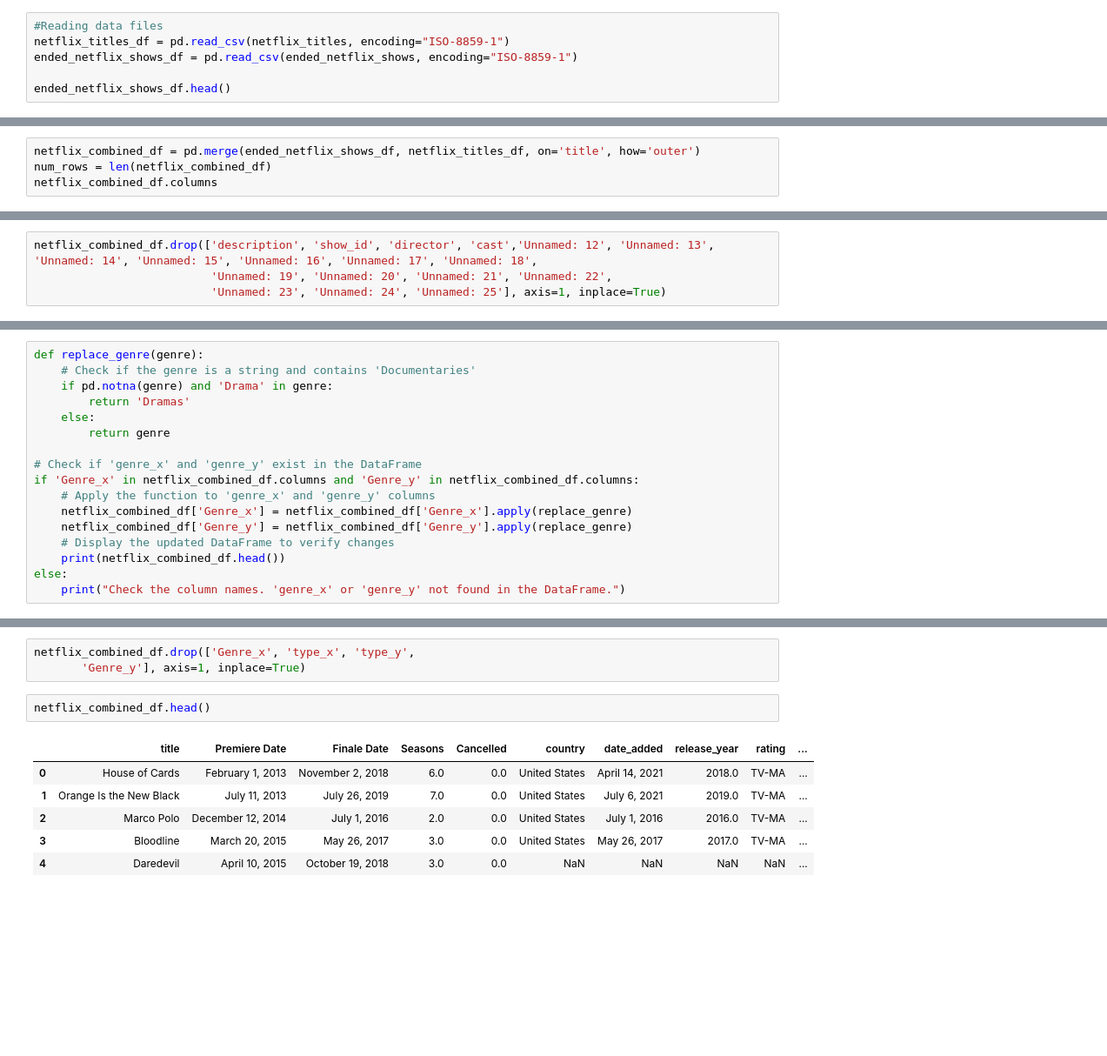
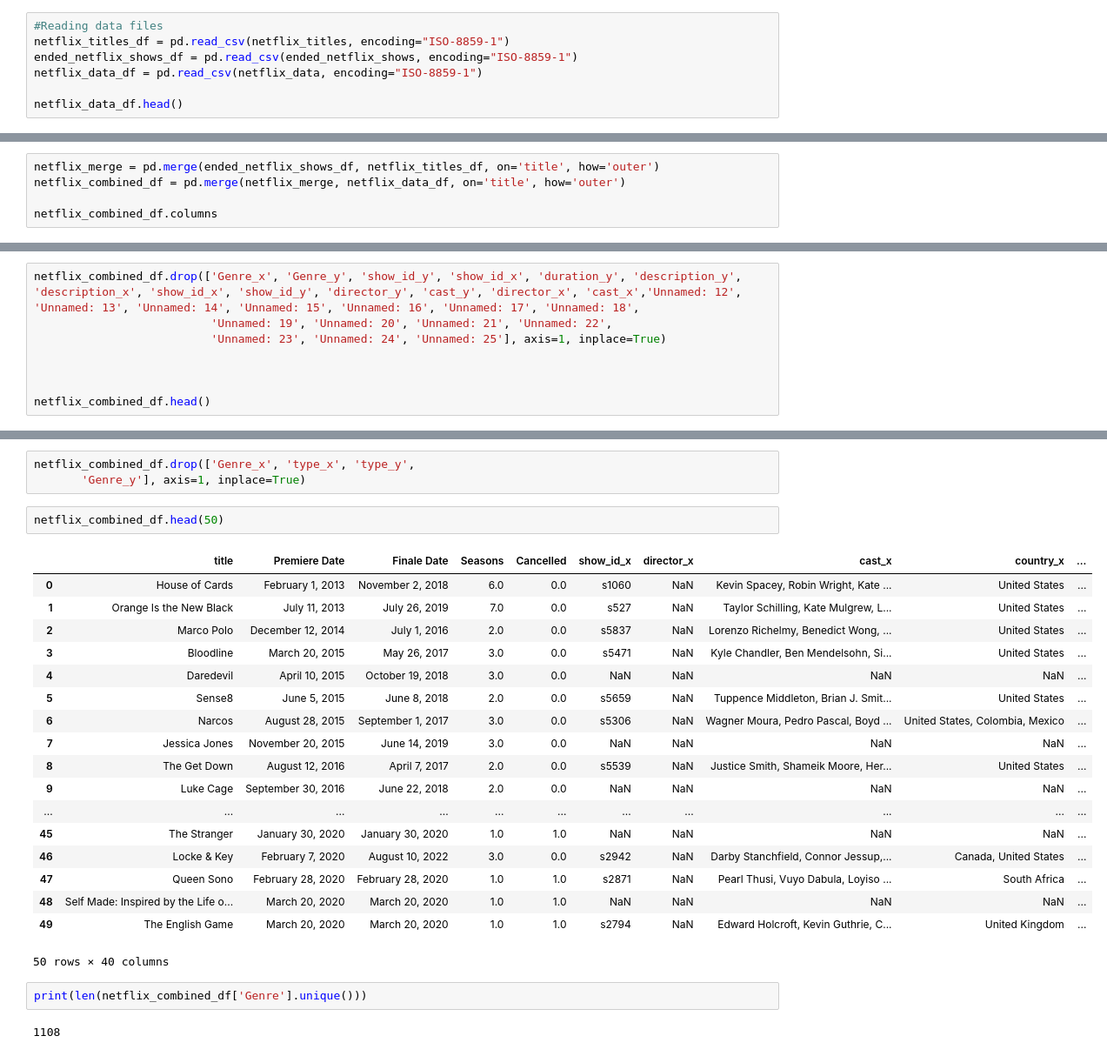
Before and after one commit to R-Byrd/project-one, a Jupyter notebook: netflix_analysis.ipynb, the cells around one changed output, grey strips where cells are left out. Shown: that part at 87% size. Drawn from its saved outputs; the diff is of its cells as text; blank space fills up the shorter version.

Commit message:
Added new data set file

```diff
--- a/netflix_analysis.ipynb
+++ b/netflix_analysis.ipynb
@@ -16,6 +17,7 @@ Resources\netflix_titles.csv
 #Reading data files
 netflix_titles_df = pd.read_csv(netflix_titles, encoding="ISO-8859-1")
 ended_netflix_shows_df = pd.read_csv(ended_netflix_shows, encoding="ISO-8859-1")
+netflix_data_df = pd.read_csv(netflix_data, encoding="ISO-8859-1")
 
-ended_netflix_shows_df.head()
+netflix_data_df.head()
 # %% [output]
@@ -101,7 +103,8 @@ Index(['title', 'Genre', 'Premiere Date', 'Finale Date', 'Seasons',
       dtype='object')
 # %%
-netflix_combined_df = pd.merge(ended_netflix_shows_df, netflix_titles_df, on='title', how='outer')
-num_rows = len(netflix_combined_df)
+netflix_merge = pd.merge(ended_netflix_shows_df, netflix_titles_df, on='title', how='outer')
+netflix_combined_df = pd.merge(netflix_merge, netflix_data_df, on='title', how='outer')
+
 netflix_combined_df.columns
 # %% [output]
 Index(['title', 'Genre_x', 'Premiere Date', 'Finale Date', 'Seasons',
@@ -114,5 +119,9 @@ Index(['title', 'Genre_x', 'Premiere Date', 'Finale Date', 'Seasons',
       dtype='object')
 # %%
-netflix_combined_df.drop(['description', 'show_id', 'director', 'cast','Unnamed: 12', 'Unnamed: 13', 'Unnamed: 14', 'Unnamed: 15', 'Unnamed: 16', 'Unnamed: 17', 'Unnamed: 18',
+netflix_combined_df.drop(['Genre_x', 'Genre_y', 'show_id_y', 'show_id_x', 'duration_y', 'description_y', 'description_x', 'show_id_x', 'show_id_y', 'director_y', 'cast_y', 'director_x', 'cast_x','Unnamed: 12', 'Unnamed: 13', 'Unnamed: 14', 'Unnamed: 15', 'Unnamed: 16', 'Unnamed: 17', 'Unnamed: 18',
                           'Unnamed: 19', 'Unnamed: 20', 'Unnamed: 21', 'Unnamed: 22',
                           'Unnamed: 23', 'Unnamed: 24', 'Unnamed: 25'], axis=1, inplace=True)
+
+
+
+netflix_combined_df.head()
@@ -169,17 +224,0 @@ len(genres)
-# %%
-def replace_genre(genre):
-    # Check if the genre is a string and contains 'Documentaries'
-    if pd.notna(genre) and 'Drama' in genre:
-        return 'Dramas'
-    else:
-        return genre
-
-# Check if 'genre_x' and 'genre_y' exist in the DataFrame
-if 'Genre_x' in netflix_combined_df.columns and 'Genre_y' in netflix_combined_df.columns:
-    # Apply the function to 'genre_x' and 'genre_y' columns
-    netflix_combined_df['Genre_x'] = netflix_combined_df['Genre_x'].apply(replace_genre)
-    netflix_combined_df['Genre_y'] = netflix_combined_df['Genre_y'].apply(replace_genre)
-    # Display the updated DataFrame to verify changes
-    print(netflix_combined_df.head())
-else:
-    print("Check the column names. 'genre_x' or 'genre_y' not found in the DataFrame.")
@@ -205,11 +226,27 @@ else:
 netflix_combined_df.drop(['Genre_x', 'type_x', 'type_y',
        'Genre_y'], axis=1, inplace=True)
 # %%
-netflix_combined_df.head()
+netflix_combined_df.head(50)
 # %% [output]
-|  | title | Premiere Date | Finale Date | Seasons | Cancelled | country | date_added | release_year | rating | ... |
-| 0 | House of Cards | February 1, 2013 | November 2, 2018 | 6.0 | 0.0 | United States | April 14, 2021 | 2018.0 | TV-MA | ... |
-| 1 | Orange Is the New Black | July 11, 2013 | July 26, 2019 | 7.0 | 0.0 | United States | July 6, 2021 | 2019.0 | TV-MA | ... |
-| 2 | Marco Polo | December 12, 2014 | July 1, 2016 | 2.0 | 0.0 | United States | July 1, 2016 | 2016.0 | TV-MA | ... |
-| 3 | Bloodline | March 20, 2015 | May 26, 2017 | 3.0 | 0.0 | United States | May 26, 2017 | 2017.0 | TV-MA | ... |
+|  | title | Premiere Date | Finale Date | Seasons | Cancelled | show_id_x | director_x | cast_x | country_x | ... |
+| 0 | House of Cards | February 1, 2013 | November 2, 2018 | 6.0 | 0.0 | s1060 | NaN | Kevin Spacey, Robin Wright, Kate ... | United States | ... |
+| 1 | Orange Is the New Black | July 11, 2013 | July 26, 2019 | 7.0 | 0.0 | s527 | NaN | Taylor Schilling, Kate Mulgrew, L... | United States | ... |
+| 2 | Marco Polo | December 12, 2014 | July 1, 2016 | 2.0 | 0.0 | s5837 | NaN | Lorenzo Richelmy, Benedict Wong, ... | United States | ... |
+| 3 | Bloodline | March 20, 2015 | May 26, 2017 | 3.0 | 0.0 | s5471 | NaN | Kyle Chandler, Ben Mendelsohn, Si... | United States | ... |
 | 4 | Daredevil | April 10, 2015 | October 19, 2018 | 3.0 | 0.0 | NaN | NaN | NaN | NaN | ... |
+| 5 | Sense8 | June 5, 2015 | June 8, 2018 | 2.0 | 0.0 | s5659 | NaN | Tuppence Middleton, Brian J. Smit... | United States | ... |
+| 6 | Narcos | August 28, 2015 | September 1, 2017 | 3.0 | 0.0 | s5306 | NaN | Wagner Moura, Pedro Pascal, Boyd ... | United States, Colombia, Mexico | ... |
+| 7 | Jessica Jones | November 20, 2015 | June 14, 2019 | 3.0 | 0.0 | NaN | NaN | NaN | NaN | ... |
+| 8 | The Get Down | August 12, 2016 | April 7, 2017 | 2.0 | 0.0 | s5539 | NaN | Justice Smith, Shameik Moore, Her... | United States | ... |
+| 9 | Luke Cage | September 30, 2016 | June 22, 2018 | 2.0 | 0.0 | NaN | NaN | NaN | NaN | ... |
+| ... | ... | ... | ... | ... | ... | ... | ... | ... | ... | ... |
+| 45 | The Stranger | January 30, 2020 | January 30, 2020 | 1.0 | 1.0 | NaN | NaN | NaN | NaN | ... |
+| 46 | Locke & Key | February 7, 2020 | August 10, 2022 | 3.0 | 0.0 | s2942 | NaN | Darby Stanchfield, Connor Jessup,... | Canada, United States | ... |
+| 47 | Queen Sono | February 28, 2020 | February 28, 2020 | 1.0 | 1.0 | s2871 | NaN | Pearl Thusi, Vuyo Dabula, Loyiso ... | South Africa | ... |
+| 48 | Self Made: Inspired by the Life o... | March 20, 2020 | March 20, 2020 | 1.0 | 1.0 | NaN | NaN | NaN | NaN | ... |
+| 49 | The English Game | March 20, 2020 | March 20, 2020 | 1.0 | 1.0 | s2794 | NaN | Edward Holcroft, Kevin Guthrie, C... | United Kingdom | ... |
+50 rows × 40 columns
+# %%
+print(len(netflix_combined_df['Genre'].unique()))
+# %% [output]
+1108
```
Also changed, not shown: parts of 12 cells of this notebook.
